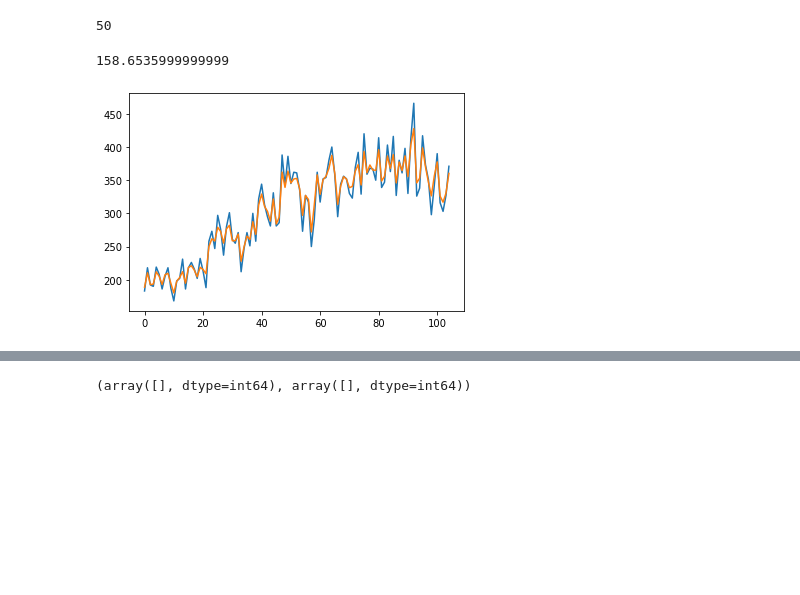
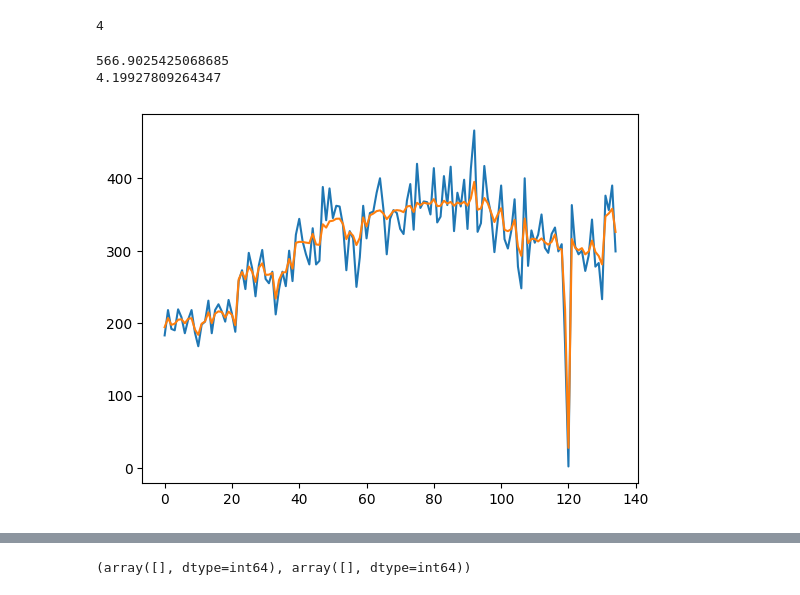
Before and after one commit to kmarkey/LJ_Leading_Indicators, a Jupyter notebook: random.ipynb, the cells around one changed output, grey strips where cells are left out. Cells and saved outputs as stored; diff of their text form; code cells hidden in the pictures; blank space fills up the shorter version.

Commit message:
lstm and prediction/training

```diff
--- a/random.ipynb
+++ b/random.ipynb
@@ -30,11 +28,14 @@ X_train, X_test, y_train, y_test = train_test_split(X, y, test_size = .30, shuff
 # %%
 pipeline = Pipeline([
     ('scaler', StandardScaler()),
-    ('model', RandomForestRegressor(random_state = 0))
+    ('model', RandomForestRegressor(random_state = 25,
+                                   bootstrap=False,
+                                   max_features="sqrt",
+                                   n_estimators=250))
 ])
 # %%
 search = GridSearchCV(pipeline,
-                      {'model__n_estimators':np.arange(50, 301, 50)},
+                      {'model__max_depth':np.arange(1, 5, 1)},
                       cv = 5,
                       scoring = 'neg_mean_squared_error',
                       verbose = 1)
@@ -50,27 +54,27 @@ GridSearchCV(cv=5,
              scoring='neg_mean_squared_error', verbose=1)
 # %%
-search.best_params_.get("model__n_estimators")
+search.best_params_.get("model__max_depth")
 # %% [output]
-50
+4
 # %%
 # Training data
 
 # Train the model
-randomforestmodel = RandomForestRegressor(n_estimators = search.best_params_.get("model__n_estimators"), random_state = 0, max_features = "sqrt")
-randomforestmodel.fit(X_train, y_train)
+rfmodel = RandomForestRegressor(random_state = 25,
+                                          bootstrap=False,
+                                          max_features="sqrt",
+                                          n_estimators=250,
+                                          max_depth = search.best_params_.get("model__max_depth"))
+rfmodel.fit(X_train, y_train)
 
 # Store the fitted values as a time series with the same time index as
 # the training data
-train_pred = pd.Series(randomforestmodel.predict(X_train), index=X_train.index)
-test_pred = pd.Series(randomforestmodel.predict(X_test), index=X_test.index)
+pred_train = pd.Series(rfmodel.predict(X_train), index=X_train.index)
+pred_test = pd.Series(rfmodel.predict(X_test), index=X_test.index)
-# %%
-train_pred = train_pred.sort_index()
-y_train = y_train.sort_index()
-test_pred = test_pred.sort_index()
-y_test = y_test.sort_index()
 # %%
-plot_eval(train_pred, y_train)
+plot_eval(pred_train, y_train)
 # %% [output]
-158.6535999999999
+566.9025425068685
+4.19927809264347
-[figure, old version]
+[figure, new version]
 # %%
```
Also changed, not shown: parts of 17 cells of this notebook, 23 other files.
